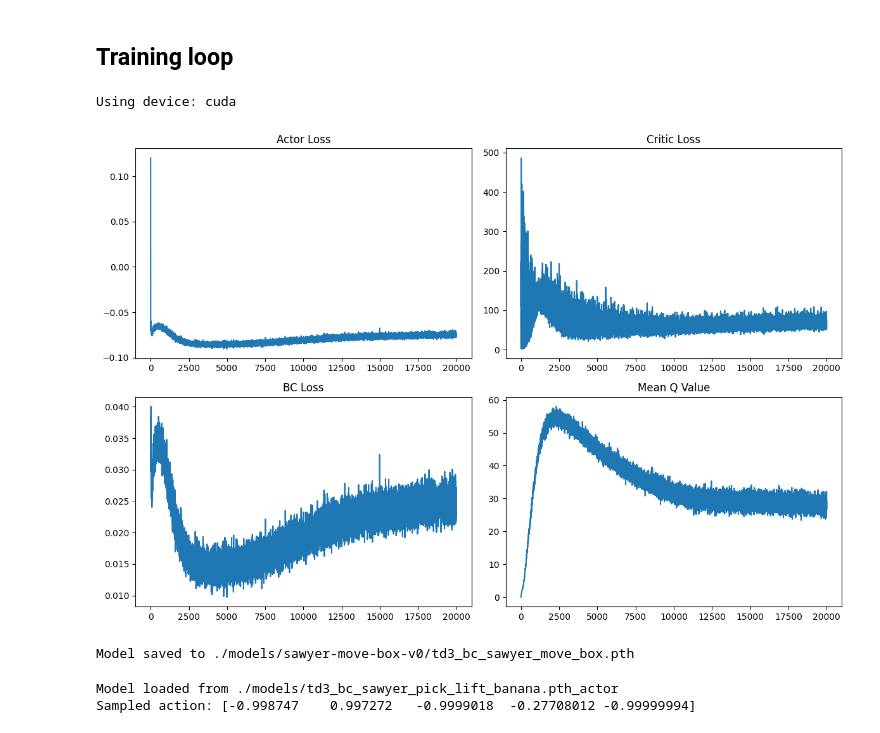
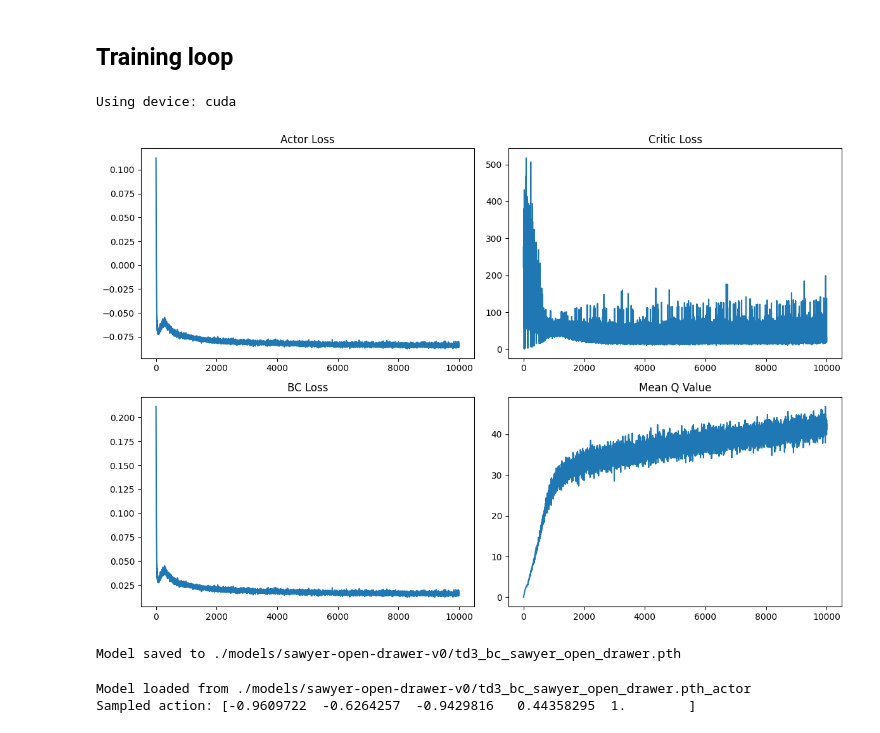
Before and after one commit to thanhkaist/TD3_BC_on_Sawyer, a Jupyter notebook: main_test.ipynb, the cells around one changed output. Saved outputs shown, nothing was run; the diff lists cells and outputs as text; code cells hidden in the pictures.

```diff
--- a/main_test.ipynb
+++ b/main_test.ipynb
@@ -389,7 +389,7 @@ SUPPORTED_TASKS = [
     'sawyer-open-drawer-v0'
 ]
 
-TASK = 'sawyer-move-box-v0'
+TASK = 'sawyer-open-drawer-v0'
 
 
 if TASK == 'sawyer-pick-lift-banana-v0':
@@ -689,7 +689,10 @@ from tqdm import tqdm
 
 SEED=0
 EVAL_FREQ=1000
-MAX_TIMESTEPS=20000
+if TASK == 'sawyer-open-drawer-v0':
+    MAX_TIMESTEPS=10000
+else:
+    MAX_TIMESTEPS=20000
 
 
 EXPL_NOISE=0.1
@@ -705,7 +708,7 @@ if TASK == 'sawyer-pick-lift-banana-v0':
 elif TASK == 'sawyer-move-box-v0':
     ALPHA=0.1
 elif TASK == 'sawyer-open-drawer-v0':
-    ALPHA=2.5
+    ALPHA=0.1
 
 device = torch.device('cuda' if torch.cuda.is_available() else 'cpu')
 print(f"Using device: {device}")
@@ -738,34 +741,34 @@ policy = TD3_BC(**kwargs)
 actor_loss_history = []
 critic_loss_history = []
 bc_loss_history = []
 q_mean_history = []
 for i in tqdm(range(MAX_TIMESTEPS)):
 
     actor_loss, critic_loss, bc_loss, q_mean = policy.train(replay_buffer, BATCH_SIZE)
     actor_loss_history.append(actor_loss)
     critic_loss_history.append(critic_loss)
     bc_loss_history.append(bc_loss)
     q_mean_history.append(q_mean)
 
 # plot the loss curves
 plt.figure(figsize=(12, 8))
 plt.subplot(2, 2, 1)
 plt.plot(actor_loss_history)
 plt.title('Actor Loss')
 plt.subplot(2, 2, 2)
 plt.plot(critic_loss_history)
 plt.title('Critic Loss')
 plt.subplot(2, 2, 3)
 plt.plot(bc_loss_history)
 plt.title('BC Loss')
 plt.subplot(2, 2, 4)
 plt.plot(q_mean_history)
 plt.title('Mean Q Value')
 plt.tight_layout()
 plt.show()
 # %% [output]
 Using device: cuda
-[figure, old version]
+[figure, new version]
 # %%
 if TASK == 'sawyer-pick-lift-banana-v0':
     save_path = './models/sawyer-pick-lift-banana-v0/td3_bc_sawyer_pick_lift_banana.pth'
@@ -785,7 +788,7 @@ if not os.path.exists('./models/sawyer-open-drawer-v0'):
 policy.save(save_path)
 print(f'Model saved to {save_path}')
 # %% [output]
-Model saved to ./models/sawyer-move-box-v0/td3_bc_sawyer_move_box.pth
+Model saved to ./models/sawyer-open-drawer-v0/td3_bc_sawyer_open_drawer.pth
 # %%
 # Load model in a standalone way
 
@@ -835,5 +838,5 @@ state_tensor = torch.FloatTensor(state.reshape(1, -1)).to(device)
 action = policy(state_tensor).cpu().data.numpy().flatten()
 print(f"Sampled action: {action}")
 # %% [output]
-Model loaded from ./models/td3_bc_sawyer_pick_lift_banana.pth_actor
-Sampled action: [-0.998747    0.997272   -0.9999018  -0.27708012 -0.99999994]
+Model loaded from ./models/sawyer-open-drawer-v0/td3_bc_sawyer_open_drawer.pth_actor
+Sampled action: [-0.9609722  -0.6264257  -0.9429816   0.44358295  1.        ]
```
Also changed, not shown: parts of 2 cells of this notebook.
